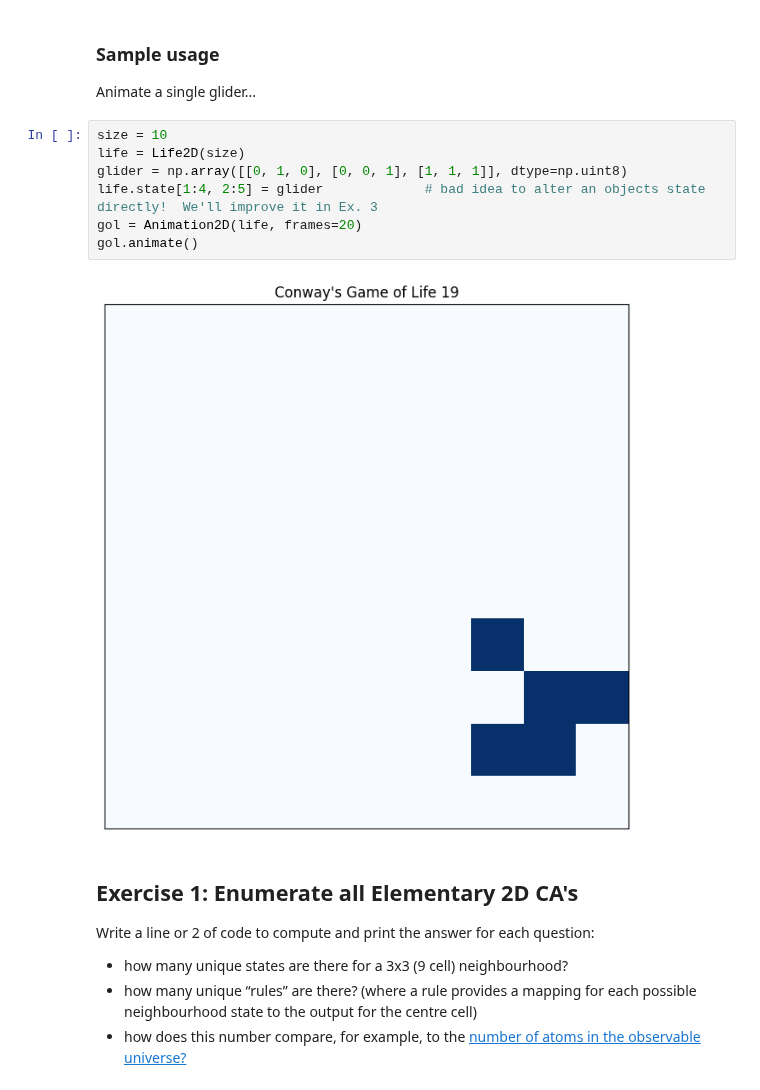
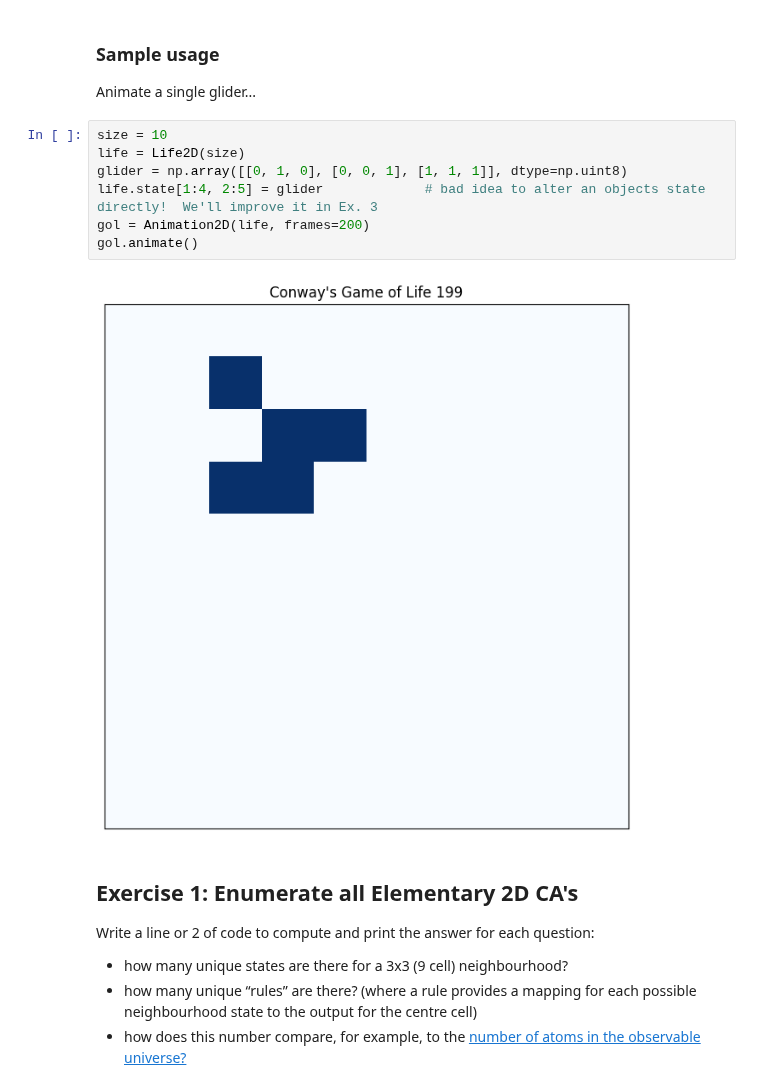
Before and after one commit to arsh20004/comp215, a Jupyter notebook: labs/lab08_GoL.ipynb, the cells around one changed output. Drawn from its saved outputs; the diff is of its cells as text.

```diff
--- a/labs/lab08_GoL.ipynb
+++ b/labs/lab08_GoL.ipynb
@@ -140,12 +140,12 @@ Animate a single glider...
 # %%
 size = 10
 life = Life2D(size)
 glider = np.array([[0, 1, 0], [0, 0, 1], [1, 1, 1]], dtype=np.uint8)
 life.state[1:4, 2:5] = glider             # bad idea to alter an objects state directly!  We'll improve it in Ex. 3
-gol = Animation2D(life, frames=20)
+gol = Animation2D(life, frames=200)
 gol.animate()
 # %% [output]
-[figure, old version]
+[figure, new version]
 # %% [markdown]
 ## Exercise 1:  Enumerate all Elementary 2D CA's
 Write a line or 2 of code to compute and print the answer for each question:
```
Also changed, not shown: parts of 1 cell of this notebook.
